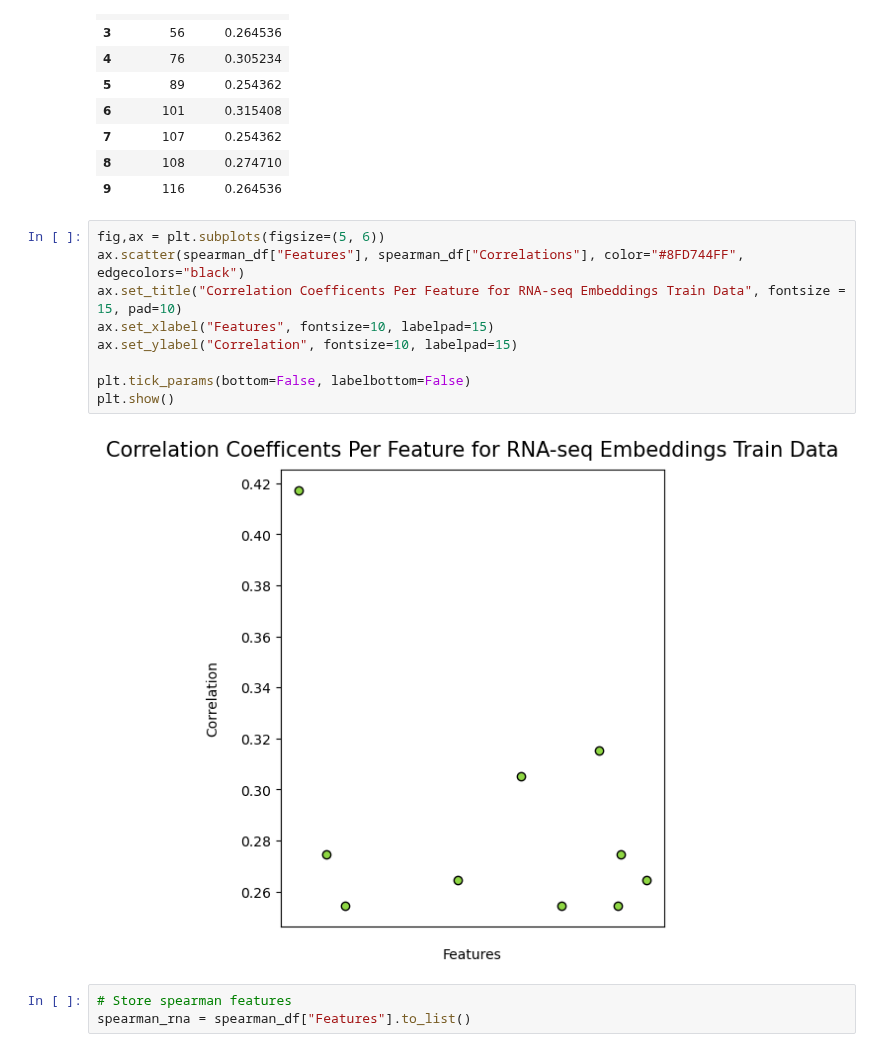
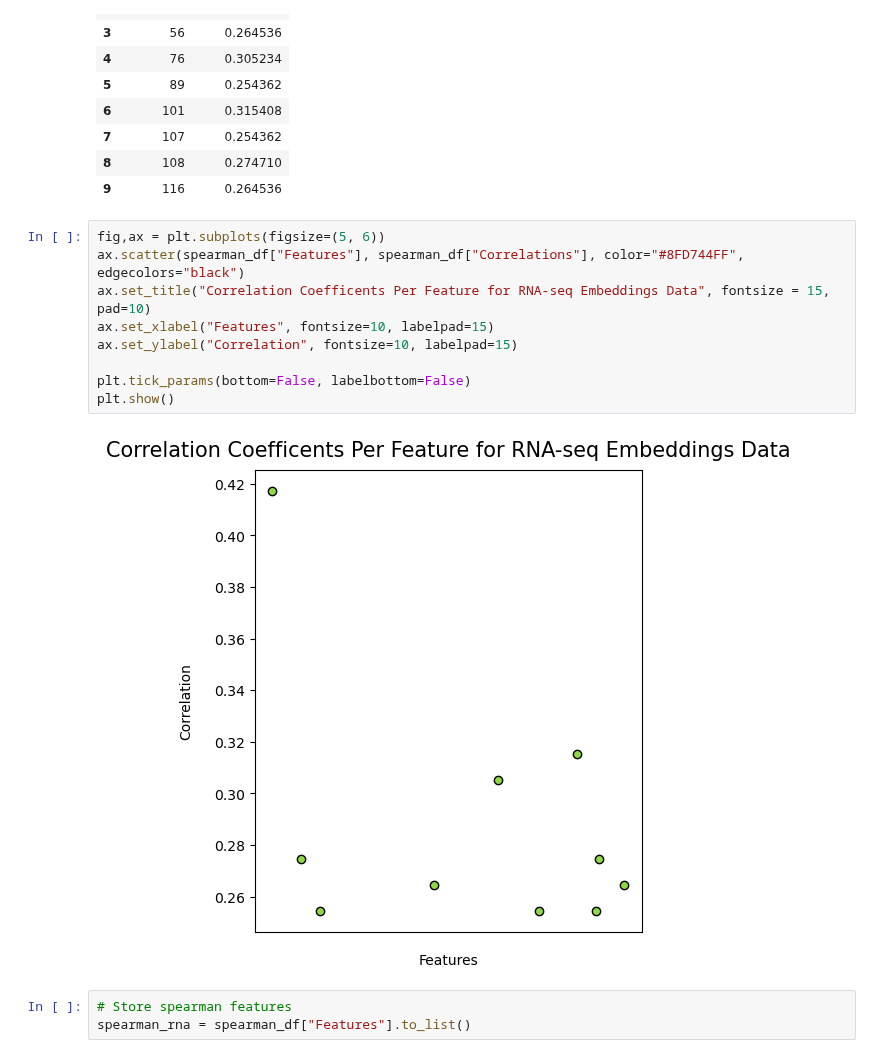
Before and after one commit to KristoferLintonReid/ultrasound-contrastivemodels, a Jupyter notebook: notebooks/inference_overlay_tsne.ipynb, the cells around one changed output. Cells and saved outputs as stored; diff of their text form.

```diff
--- a/notebooks/inference_overlay_tsne.ipynb
+++ b/notebooks/inference_overlay_tsne.ipynb
@@ -1039,14 +1039,14 @@ spearman_df
 # %%
 fig,ax = plt.subplots(figsize=(5, 6))
 ax.scatter(spearman_df["Features"], spearman_df["Correlations"], color="#8FD744FF", edgecolors="black")
-ax.set_title("Correlation Coefficents Per Feature for RNA-seq Embeddings Train Data", fontsize = 15, pad=10)
+ax.set_title("Correlation Coefficents Per Feature for RNA-seq Embeddings Data", fontsize = 15, pad=10)
 ax.set_xlabel("Features", fontsize=10, labelpad=15)
 ax.set_ylabel("Correlation", fontsize=10, labelpad=15)
 
 plt.tick_params(bottom=False, labelbottom=False)
 plt.show()
 # %% [output]
-[figure, old version]
+[figure, new version]
 # %%
 # Store spearman features
 spearman_rna = spearman_df["Features"].to_list()
```
Also changed, not shown: parts of 7 cells of this notebook, 1 other file.
